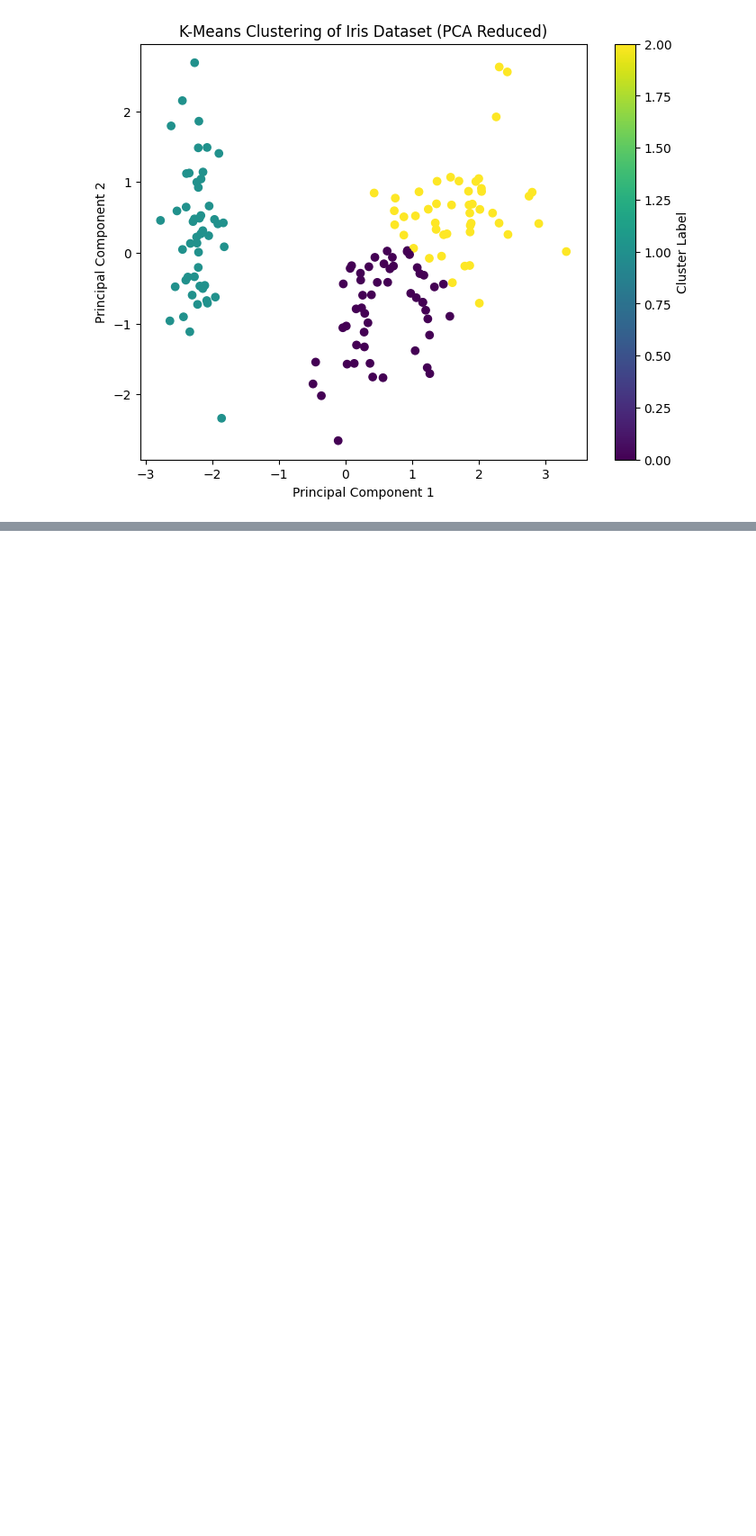
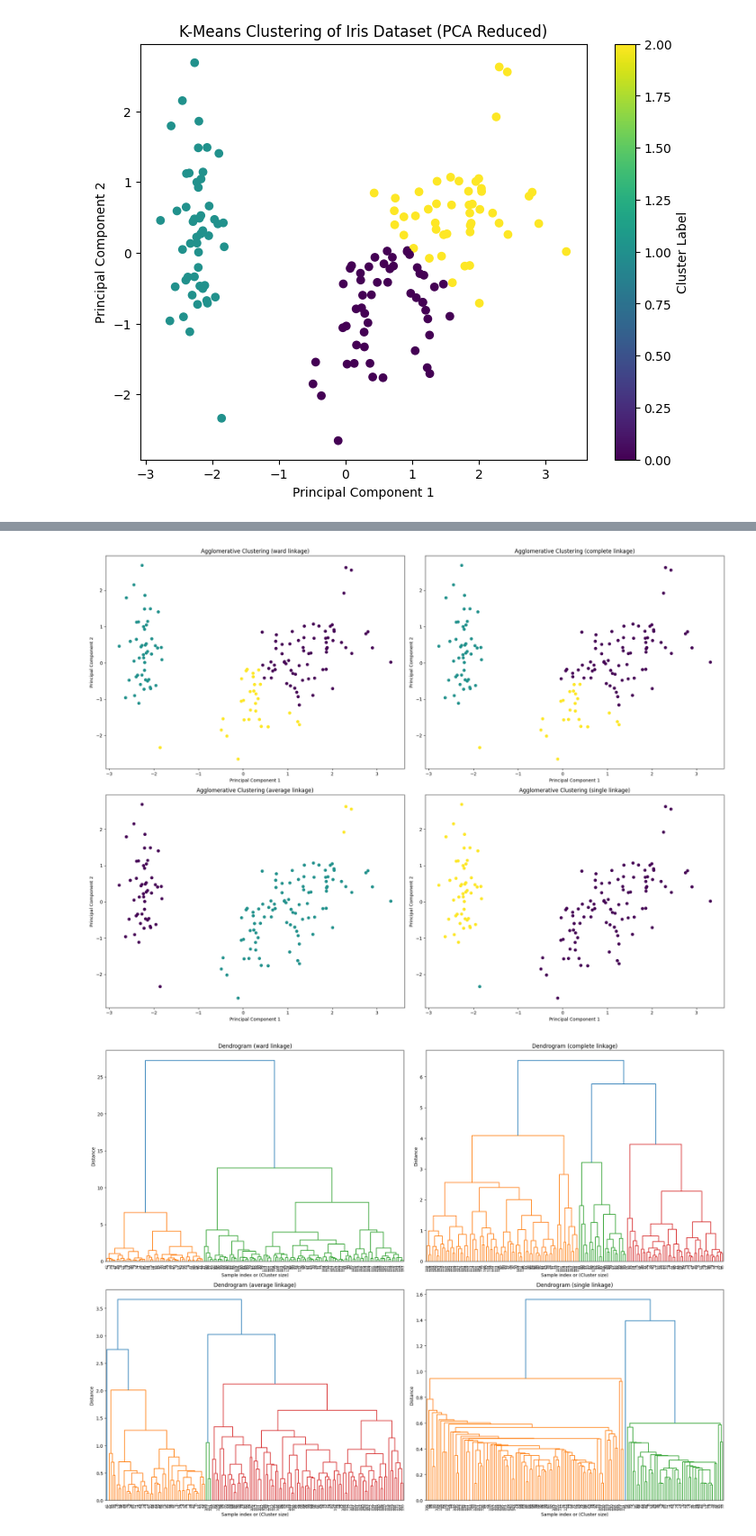
Before and after one commit to MohitNaren/ML, a Jupyter notebook: ml7.ipynb, the cells around one changed output, grey strips where cells are left out. Shown at 90% size. Saved outputs shown, nothing was run; the diff lists cells and outputs as text; code cells hidden in the pictures; blank space fills up the shorter version.

```diff
--- a/ml7.ipynb
+++ b/ml7.ipynb
@@ -87,0 +223,62 @@ plt.show()
+# %%
+from sklearn.cluster import AgglomerativeClustering
+from scipy.cluster.hierarchy import dendrogram, linkage
+import matplotlib.pyplot as plt
+import numpy as np
+
+# Implement Agglomerative Hierarchical Clustering
+
+# Linkage types to explore
+linkage_types = ['ward', 'complete', 'average', 'single']
+
+plt.figure(figsize=(20, 15))
+
+for i, linkage_type in enumerate(linkage_types):
+    # Apply Agglomerative Clustering
+    # We'll use n_clusters=3 based on the K-Means analysis, but hierarchical clustering
+    # is often explored without a pre-defined number of clusters by examining the dendrogram.
+    agg_clustering = AgglomerativeClustering(n_clusters=3, linkage=linkage_type)
+    agg_labels = agg_clustering.fit_predict(scaled_features)
+
+    # Plotting for visualization (optional but helpful) - using a scatter plot of the PCA reduced data
+    plt.subplot(2, 2, i + 1)
+    plt.scatter(pca_features[:, 0], pca_features[:, 1], c=agg_labels, cmap='viridis')
+    plt.title(f'Agglomerative Clustering ({linkage_type} linkage)')
+    plt.xlabel('Principal Component 1')
+    plt.ylabel('Principal Component 2')
+    # We don't add a colorbar here as we will plot dendrograms separately which are more
+    # indicative of hierarchical clustering structure.
+
+plt.tight_layout()
+plt.show()
+
+# Plotting Dendrograms for different linkage types
+# Dendrograms are more informative for hierarchical clustering to see the merging process
+plt.figure(figsize=(20, 15))
+
+for i, linkage_type in enumerate(linkage_types):
+    plt.subplot(2, 2, i + 1)
+    # Generate the linkage matrix
+    Z = linkage(scaled_features, method=linkage_type)
+
+    # Plot the dendrogram
+    dendrogram(Z, leaf_rotation=90., leaf_font_size=8.,)
+    plt.title(f'Dendrogram ({linkage_type} linkage)')
+    plt.xlabel('Sample index or (Cluster size)')
+    plt.ylabel('Distance')
+
+plt.tight_layout()
+plt.show()
+
+
+# Conceptual Approach to Divisive Hierarchical Clustering
+print("\nConceptual Approach to Divisive Hierarchical Clustering:")
+print("Divisive hierarchical clustering is a top-down approach.")
+print("It starts with all data points in a single cluster.")
+print("The cluster is recursively split into smaller clusters until each data point forms its own cluster.")
+print("The splitting criteria can vary, for example, splitting a cluster to maximize the variance between the resulting sub-clusters.")
+print("While scikit-learn's AgglomerativeClustering implements the bottom-up approach, a direct implementation of divisive clustering is not readily available as a separate class in scikit-learn as of my last update.")
+print("It could be implemented custom by iteratively applying a partitioning algorithm (like K-Means with k=2) or by finding the most 'dissimilar' points to initiate splits.")
+# %% [output]
+[figure, added]
+[figure, added]
```
Also changed, not shown: parts of 10 cells of this notebook.
